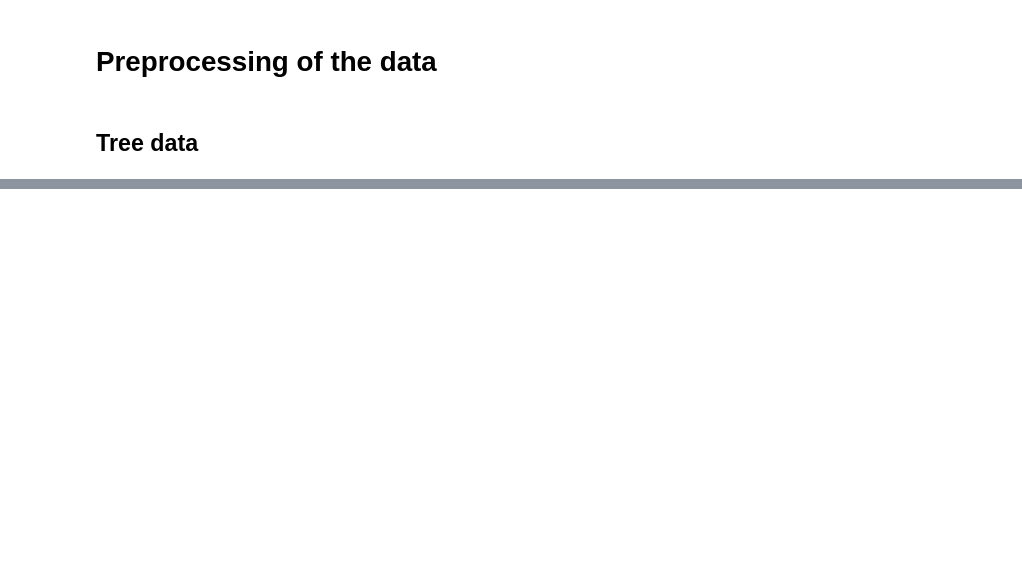
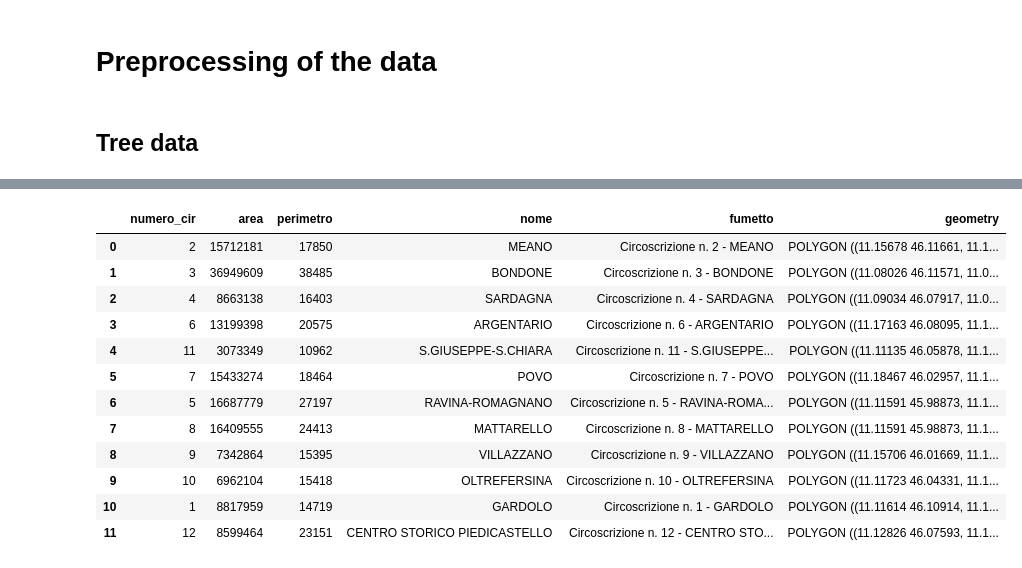
Before and after one commit to DataViz-Group3/DataViz-Group3, a Jupyter notebook: src/preprocessing.ipynb, the cells around one changed output, grey strips where cells are left out. Saved outputs shown, nothing was run; the diff lists cells and outputs as text; code cells hidden in the pictures; blank space fills up the shorter version.

```diff
--- a/src/preprocessing.ipynb
+++ b/src/preprocessing.ipynb
@@ -43,0 +54,16 @@ df_trees.set_index('Tree ID')
+# %%
+gpd.read_file('../data/circoscrizioni.json')
+# %% [output]
+|  | numero_cir | area | perimetro | nome | fumetto | geometry |
+| 0 | 2 | 15712181 | 17850 | MEANO | Circoscrizione n. 2 - MEANO | POLYGON ((11.15678 46.11661, 11.1... |
+| 1 | 3 | 36949609 | 38485 | BONDONE | Circoscrizione n. 3 - BONDONE | POLYGON ((11.08026 46.11571, 11.0... |
+| 2 | 4 | 8663138 | 16403 | SARDAGNA | Circoscrizione n. 4 - SARDAGNA | POLYGON ((11.09034 46.07917, 11.0... |
+| 3 | 6 | 13199398 | 20575 | ARGENTARIO | Circoscrizione n. 6 - ARGENTARIO | POLYGON ((11.17163 46.08095, 11.1... |
+| 4 | 11 | 3073349 | 10962 | S.GIUSEPPE-S.CHIARA | Circoscrizione n. 11 - S.GIUSEPPE... | POLYGON ((11.11135 46.05878, 11.1... |
+| 5 | 7 | 15433274 | 18464 | POVO | Circoscrizione n. 7 - POVO | POLYGON ((11.18467 46.02957, 11.1... |
+| 6 | 5 | 16687779 | 27197 | RAVINA-ROMAGNANO | Circoscrizione n. 5 - RAVINA-ROMA... | POLYGON ((11.11591 45.98873, 11.1... |
+| 7 | 8 | 16409555 | 24413 | MATTARELLO | Circoscrizione n. 8 - MATTARELLO | POLYGON ((11.11591 45.98873, 11.1... |
+| 8 | 9 | 7342864 | 15395 | VILLAZZANO | Circoscrizione n. 9 - VILLAZZANO | POLYGON ((11.15706 46.01669, 11.1... |
+| 9 | 10 | 6962104 | 15418 | OLTREFERSINA | Circoscrizione n. 10 - OLTREFERSINA | POLYGON ((11.11723 46.04331, 11.1... |
+| 10 | 1 | 8817959 | 14719 | GARDOLO | Circoscrizione n. 1 - GARDOLO | POLYGON ((11.11614 46.10914, 11.1... |
+| 11 | 12 | 8599464 | 23151 | CENTRO STORICO PIEDICASTELLO | Circoscrizione n. 12 - CENTRO STO... | POLYGON ((11.12826 46.07593, 11.1... |
```
Also changed, not shown: parts of 6 cells of this notebook, 2 other files.
